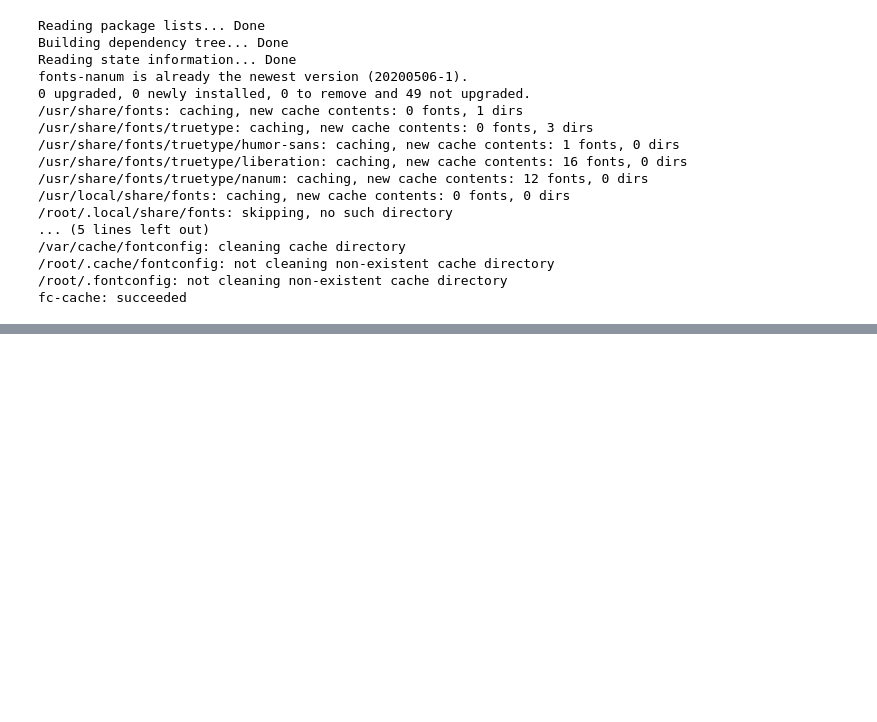
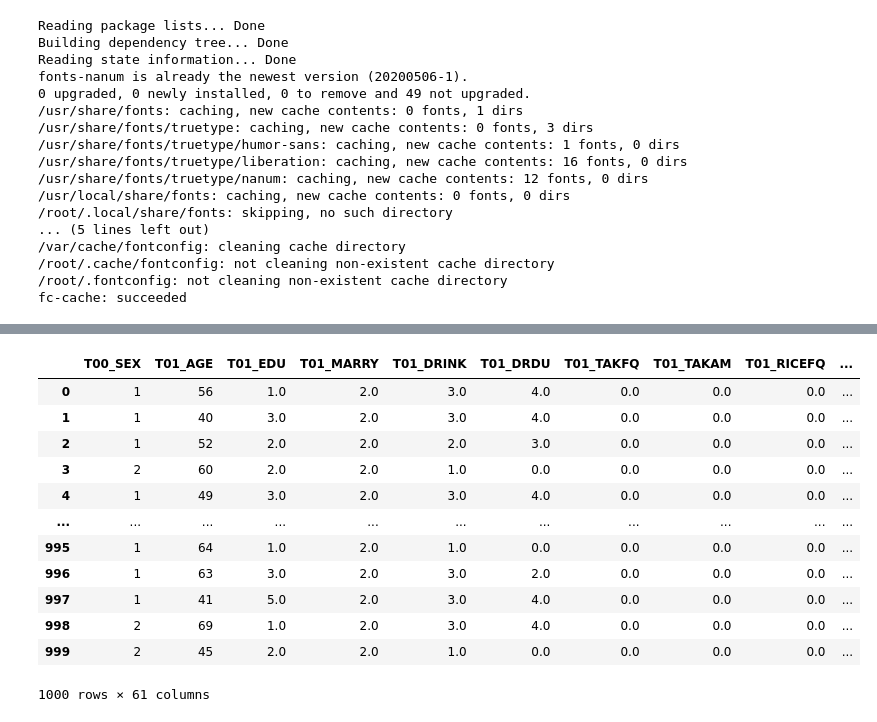
Before and after one commit to JOyongho4/DARTB4, a Jupyter notebook: KoreanHealthRecords.ipynb, the cells around one changed output, grey strips where cells are left out. Cells and saved outputs as stored; diff of their text form; code cells hidden in the pictures; blank space fills up the shorter version.

```diff
--- a/KoreanHealthRecords.ipynb
+++ b/KoreanHealthRecords.ipynb
@@ -55,0 +88,5 @@ R5=pd.read_csv('https://raw.githubusercontent.com/JOyongho4/DARTB4/main/KoreanHe
+# %%
+R1.replace(66666,np.nan,inplace=True)
+R1.replace(99999,np.nan,inplace=True)
+R1.replace(77777,0,inplace=True)
+R1.head(10)
@@ -55,0 +106,18 @@ R5=pd.read_csv('https://raw.githubusercontent.com/JOyongho4/DARTB4/main/KoreanHe
+# %%
+R1_1=R1.drop(columns=['T00_ID','T00_DATA_CLASS','T01_EDATE'])
+# %%
+R1_1
+# %% [output]
+|  | T00_SEX | T01_AGE | T01_EDU | T01_MARRY | T01_DRINK | T01_DRDU | T01_TAKFQ | T01_TAKAM | T01_RICEFQ | ... |
+| 0 | 1 | 56 | 1.0 | 2.0 | 3.0 | 4.0 | 0.0 | 0.0 | 0.0 | ... |
+| 1 | 1 | 40 | 3.0 | 2.0 | 3.0 | 4.0 | 0.0 | 0.0 | 0.0 | ... |
+| 2 | 1 | 52 | 2.0 | 2.0 | 2.0 | 3.0 | 0.0 | 0.0 | 0.0 | ... |
+| 3 | 2 | 60 | 2.0 | 2.0 | 1.0 | 0.0 | 0.0 | 0.0 | 0.0 | ... |
+| 4 | 1 | 49 | 3.0 | 2.0 | 3.0 | 4.0 | 0.0 | 0.0 | 0.0 | ... |
+| ... | ... | ... | ... | ... | ... | ... | ... | ... | ... | ... |
+| 995 | 1 | 64 | 1.0 | 2.0 | 1.0 | 0.0 | 0.0 | 0.0 | 0.0 | ... |
+| 996 | 1 | 63 | 3.0 | 2.0 | 3.0 | 2.0 | 0.0 | 0.0 | 0.0 | ... |
+| 997 | 1 | 41 | 5.0 | 2.0 | 3.0 | 4.0 | 0.0 | 0.0 | 0.0 | ... |
+| 998 | 2 | 69 | 1.0 | 2.0 | 3.0 | 4.0 | 0.0 | 0.0 | 0.0 | ... |
+| 999 | 2 | 45 | 2.0 | 2.0 | 1.0 | 0.0 | 0.0 | 0.0 | 0.0 | ... |
+1000 rows × 61 columns
```
Also changed, not shown: parts of 4 cells of this notebook.
